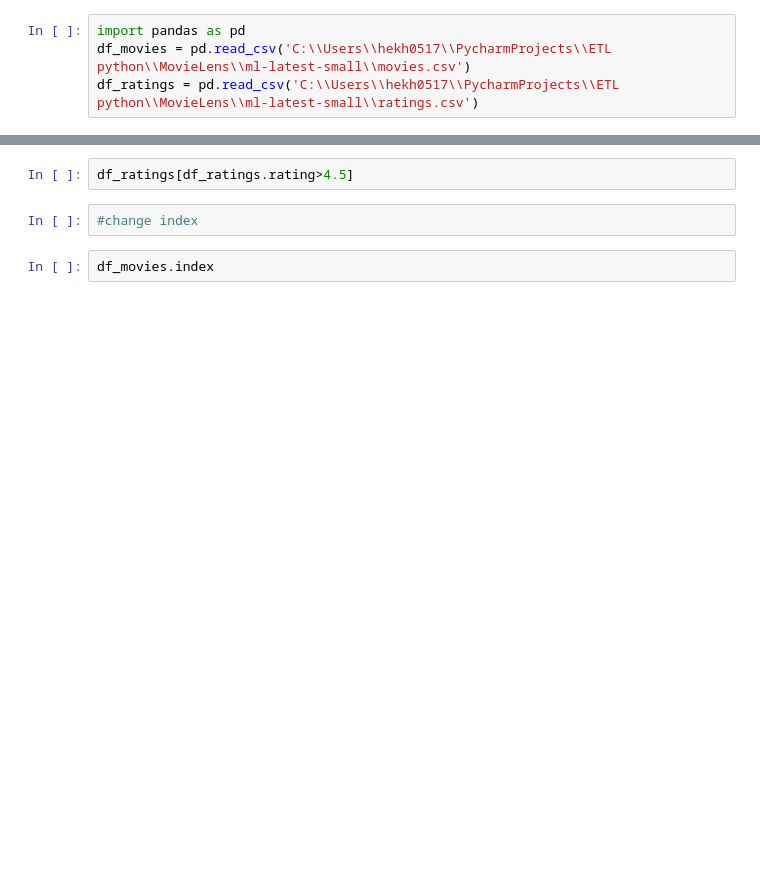
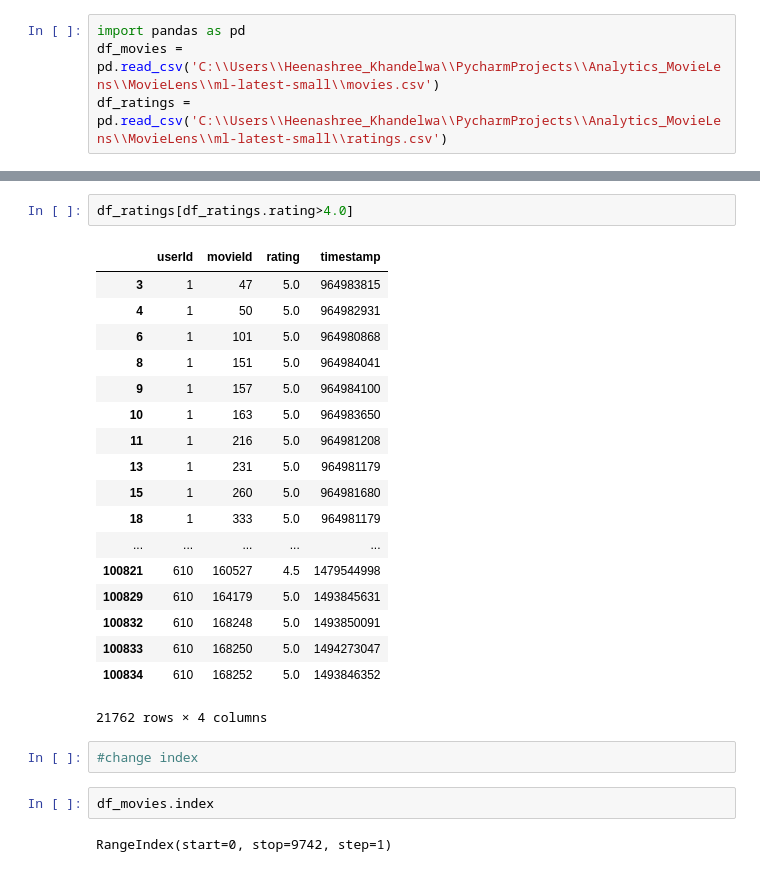
Before and after one commit to heenashree/DataAnalytics, a Jupyter notebook: pandas and numpy/MovieLens.ipynb, the cells around one changed output, grey strips where cells are left out. Drawn from its saved outputs; the diff is of its cells as text; blank space fills up the shorter version.

```diff
--- a/pandas and numpy/MovieLens.ipynb
+++ b/pandas and numpy/MovieLens.ipynb
@@ -1,6 +1,6 @@
 # %%
 import pandas as pd
-df_movies = pd.read_csv('C:\\Users\\hekh0517\\PycharmProjects\\ETL python\\MovieLens\\ml-latest-small\\movies.csv')
-df_ratings = pd.read_csv('C:\\Users\\hekh0517\\PycharmProjects\\ETL python\\MovieLens\\ml-latest-small\\ratings.csv')
+df_movies = pd.read_csv('C:\\Users\\Heenashree_Khandelwa\\PycharmProjects\\Analytics_MovieLens\\MovieLens\\ml-latest-small\\movies.csv')
+df_ratings = pd.read_csv('C:\\Users\\Heenashree_Khandelwa\\PycharmProjects\\Analytics_MovieLens\\MovieLens\\ml-latest-small\\ratings.csv')
 # %%
 df_movies
@@ -19,8 +110,29 @@ df_movies.describe()
 # %%
-df_ratings[df_ratings.rating>4.5]
+df_ratings[df_ratings.rating>4.0]
+# %% [output]
+|  | userId | movieId | rating | timestamp |
+| 3 | 1 | 47 | 5.0 | 964983815 |
+| 4 | 1 | 50 | 5.0 | 964982931 |
+| 6 | 1 | 101 | 5.0 | 964980868 |
+| 8 | 1 | 151 | 5.0 | 964984041 |
+| 9 | 1 | 157 | 5.0 | 964984100 |
+| 10 | 1 | 163 | 5.0 | 964983650 |
+| 11 | 1 | 216 | 5.0 | 964981208 |
+| 13 | 1 | 231 | 5.0 | 964981179 |
+| 15 | 1 | 260 | 5.0 | 964981680 |
+| 18 | 1 | 333 | 5.0 | 964981179 |
+| ... | ... | ... | ... | ... |
+| 100821 | 610 | 160527 | 4.5 | 1479544998 |
+| 100829 | 610 | 164179 | 5.0 | 1493845631 |
+| 100832 | 610 | 168248 | 5.0 | 1493850091 |
+| 100833 | 610 | 168250 | 5.0 | 1494273047 |
+| 100834 | 610 | 168252 | 5.0 | 1493846352 |
+21762 rows × 4 columns
 # %%
 #change index
 # %%
 df_movies.index
+# %% [output]
+RangeIndex(start=0, stop=9742, step=1)
 # %%
 #df_movies.set_index('movieId') #this has changed the datset now
```
Also changed, not shown: parts of 11 cells of this notebook, 3 other files.
